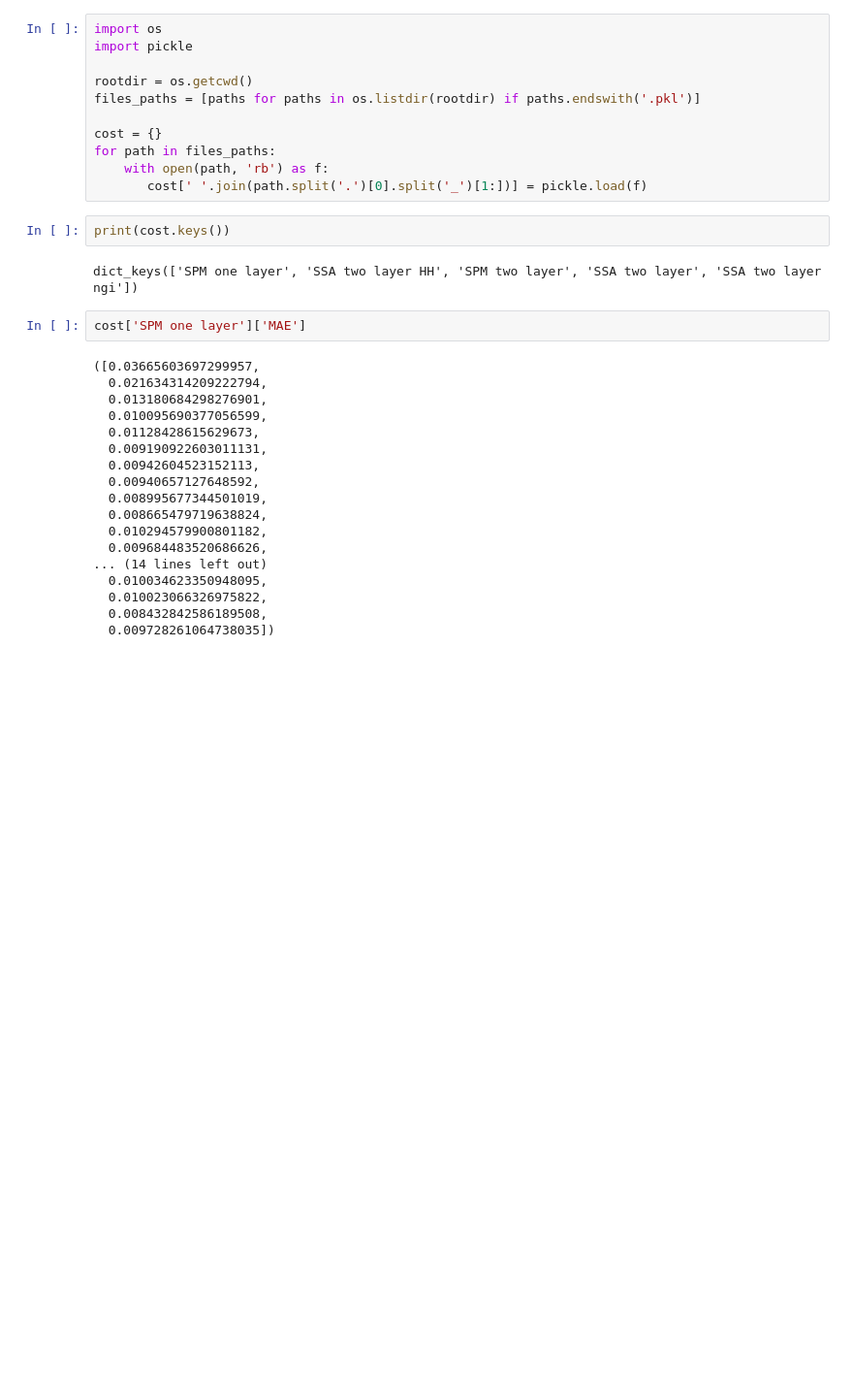
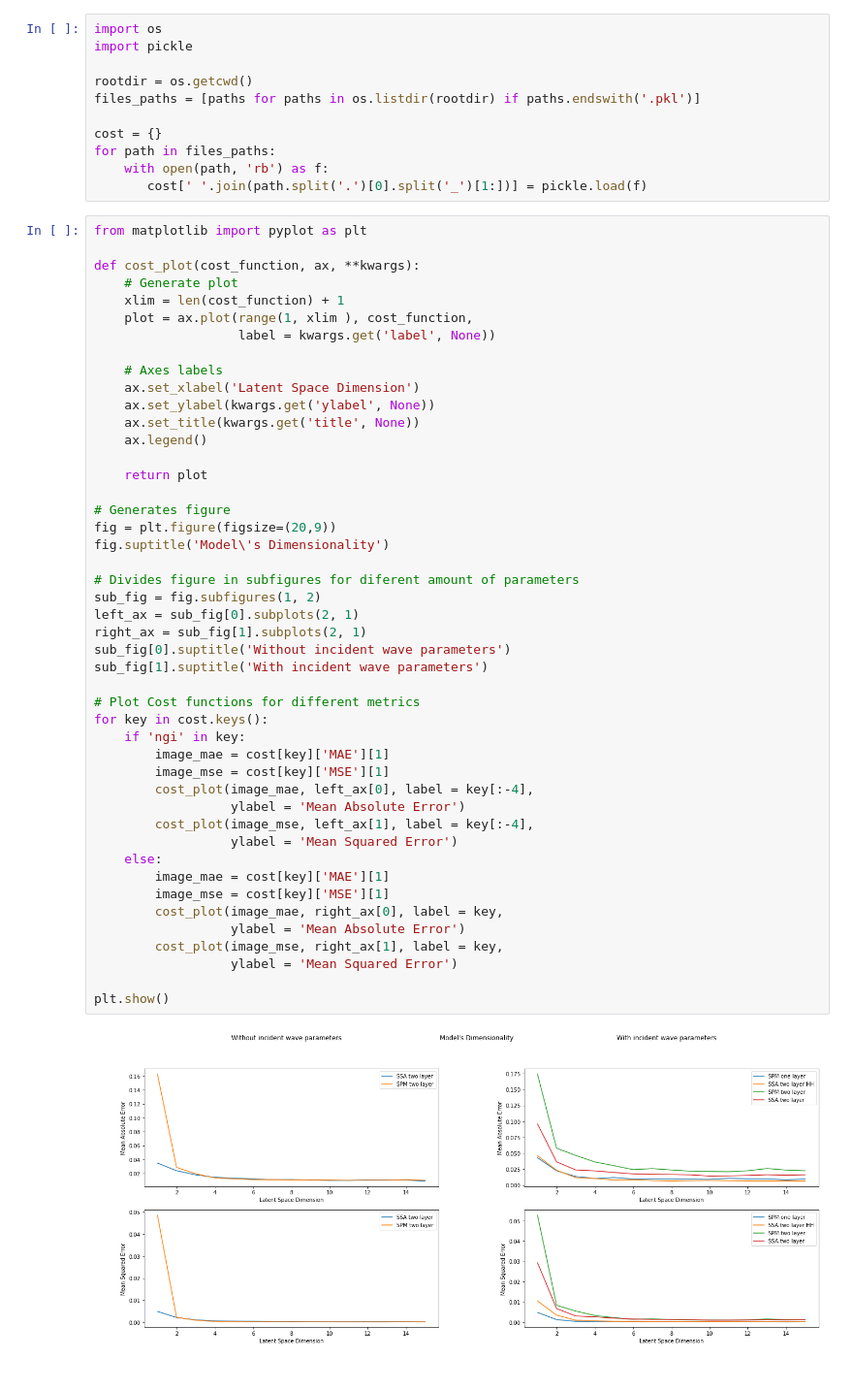
Before and after one commit to jotavecorta/DeepScatteringModels, a Jupyter notebook: results/graphs.ipynb, the cells around one changed output. Shown at 97% size. Cells and saved outputs as stored; diff of their text form; blank space fills up the shorter version.

Commit message:
primera versión graphs

```diff
--- a/results/graphs.ipynb
+++ b/results/graphs.ipynb
@@ -15,27 +15,51 @@ cost = {}
 for path in files_paths:
     with open(path, 'rb') as f:
        cost[' '.join(path.split('.')[0].split('_')[1:])] = pickle.load(f)
-# %%
-print(cost.keys())
-# %% [output]
-dict_keys(['SPM one layer', 'SSA two layer HH', 'SPM two layer', 'SSA two layer', 'SSA two layer ngi'])
-# %%
-cost['SPM one layer']['MAE']
-# %% [output]
-([0.03665603697299957,
-  0.021634314209222794,
-  0.013180684298276901,
-  0.010095690377056599,
-  0.01128428615629673,
-  0.009190922603011131,
-  0.00942604523152113,
-  0.00940657127648592,
-  0.008995677344501019,
-  0.008665479719638824,
-  0.010294579900801182,
-  0.009684483520686626,
-... (14 lines left out)
-  0.010034623350948095,
-  0.010023066326975822,
-  0.008432842586189508,
-  0.009728261064738035])
+# %%
+from matplotlib import pyplot as plt
+
+def cost_plot(cost_function, ax, **kwargs):
+    # Generate plot
+    xlim = len(cost_function) + 1
+    plot = ax.plot(range(1, xlim ), cost_function,
+                   label = kwargs.get('label', None))
+
+    # Axes labels
+    ax.set_xlabel('Latent Space Dimension')
+    ax.set_ylabel(kwargs.get('ylabel', None))
+    ax.set_title(kwargs.get('title', None))
+    ax.legend()
+
+    return plot
+
+# Generates figure
+fig = plt.figure(figsize=(20,9))
+fig.suptitle('Model\'s Dimensionality')
+
+# Divides figure in subfigures for diferent amount of parameters
+sub_fig = fig.subfigures(1, 2)
+left_ax = sub_fig[0].subplots(2, 1)
+right_ax = sub_fig[1].subplots(2, 1)
+sub_fig[0].suptitle('Without incident wave parameters')
+sub_fig[1].suptitle('With incident wave parameters')
+
+# Plot Cost functions for different metrics
+for key in cost.keys():
+    if 'ngi' in key:
+        image_mae = cost[key]['MAE'][1]
+        image_mse = cost[key]['MSE'][1]
+        cost_plot(image_mae, left_ax[0], label = key[:-4],
+                  ylabel = 'Mean Absolute Error')
+        cost_plot(image_mse, left_ax[1], label = key[:-4],
+                  ylabel = 'Mean Squared Error')
+    else:
+        image_mae = cost[key]['MAE'][1]
+        image_mse = cost[key]['MSE'][1]
+        cost_plot(image_mae, right_ax[0], label = key,
+                  ylabel = 'Mean Absolute Error')
+        cost_plot(image_mse, right_ax[1], label = key,
+                  ylabel = 'Mean Squared Error')
+
+plt.show()
+# %% [output]
+[figure, added]
```
Also changed, not shown: parts of 1 cell of this notebook, 6 other files.
